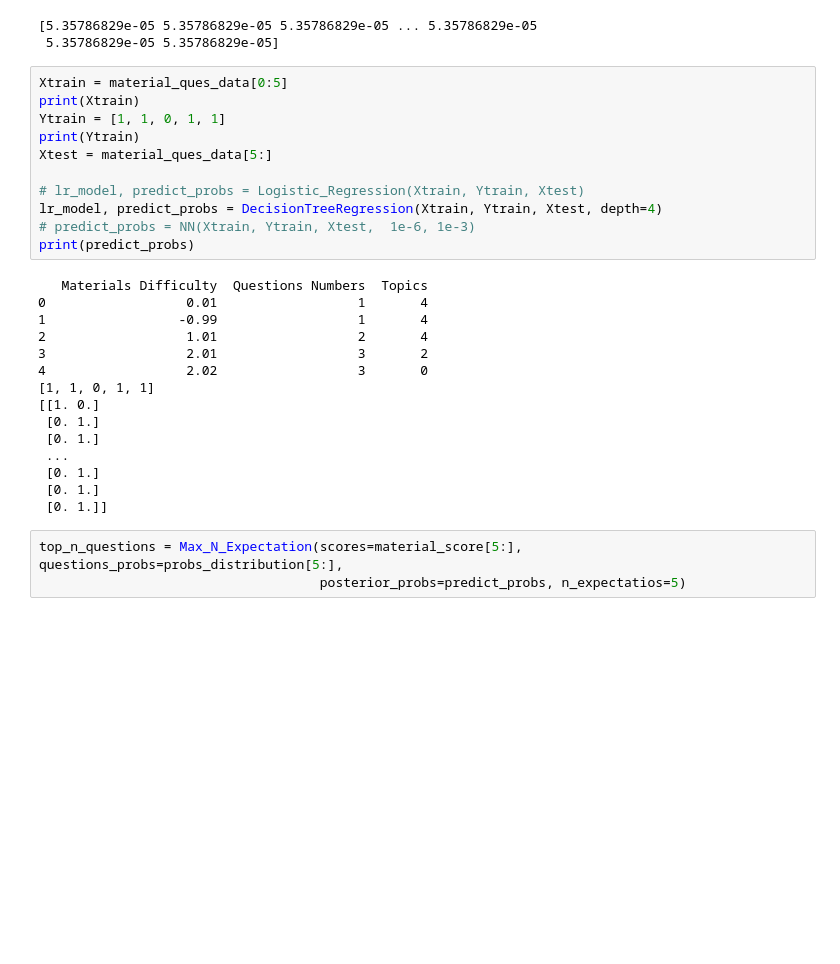
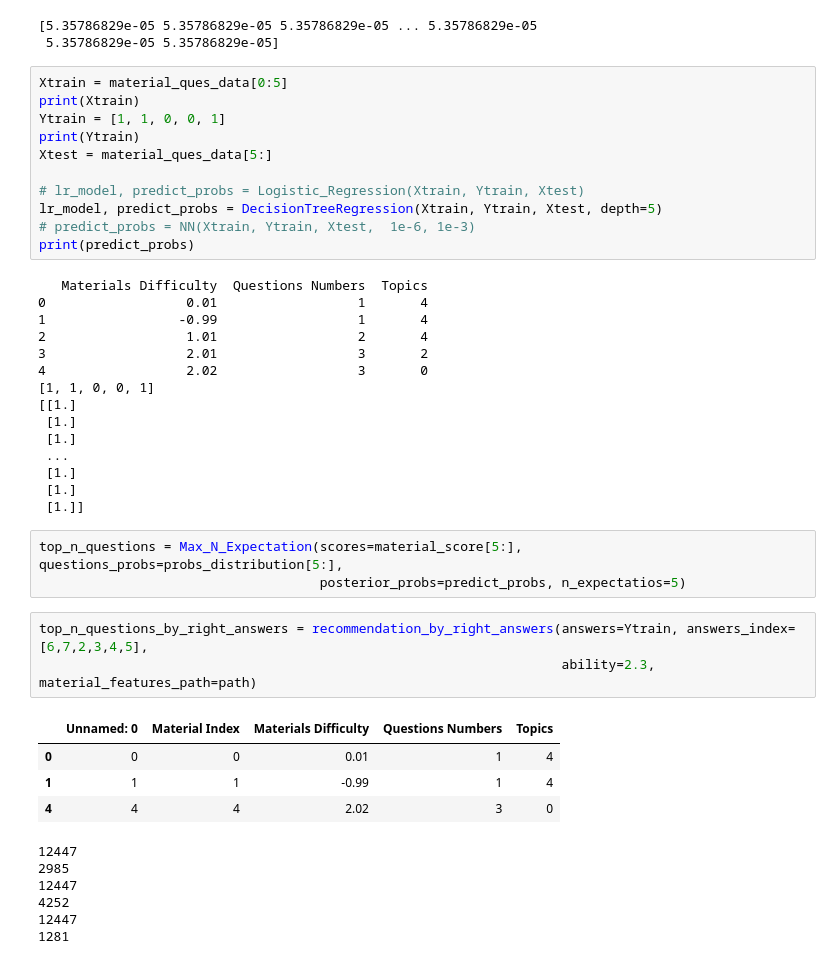
Before and after one commit to ZarckYa/MSc-Data-Science-Project, a Jupyter notebook: Recommendation Algorithms & Data Generation.ipynb, the cells around one changed output. Cells and saved outputs as stored; diff of their text form; blank space fills up the shorter version.

```diff
--- a/Recommendation Algorithms & Data Generation.ipynb
+++ b/Recommendation Algorithms & Data Generation.ipynb
@@ -337,12 +463,12 @@ print(probs_distribution)
 # %%
 Xtrain = material_ques_data[0:5]
 print(Xtrain)
-Ytrain = [1, 1, 0, 1, 1]
+Ytrain = [1, 1, 0, 0, 1]
 print(Ytrain)
 Xtest = material_ques_data[5:]
 
 # lr_model, predict_probs = Logistic_Regression(Xtrain, Ytrain, Xtest)
-lr_model, predict_probs = DecisionTreeRegression(Xtrain, Ytrain, Xtest, depth=4)
+lr_model, predict_probs = DecisionTreeRegression(Xtrain, Ytrain, Xtest, depth=5)
 # predict_probs = NN(Xtrain, Ytrain, Xtest,  1e-6, 1e-3)
 print(predict_probs)
 # %% [output]
@@ -352,16 +478,30 @@ print(predict_probs)
 2                  1.01                  2       4
 3                  2.01                  3       2
 4                  2.02                  3       0
-[1, 1, 0, 1, 1]
-[[1. 0.]
- [0. 1.]
- [0. 1.]
+[1, 1, 0, 0, 1]
+[[1.]
+ [1.]
+ [1.]
  ...
- [0. 1.]
- [0. 1.]
- [0. 1.]]
+ [1.]
+ [1.]
+ [1.]]
 # %%
 top_n_questions = Max_N_Expectation(scores=material_score[5:], questions_probs=probs_distribution[5:],
                                     posterior_probs=predict_probs, n_expectatios=5)
+# %%
+top_n_questions_by_right_answers = recommendation_by_right_answers(answers=Ytrain, answers_index=[6,7,2,3,4,5],
+                                                                   ability=2.3, material_features_path=path)
+# %% [output]
+|  | Unnamed: 0 | Material Index | Materials Difficulty | Questions Numbers | Topics |
+| 0 | 0 | 0 | 0.01 | 1 | 4 |
+| 1 | 1 | 1 | -0.99 | 1 | 4 |
+| 4 | 4 | 4 | 2.02 | 3 | 0 |
+12447
+2985
+12447
+4252
+12447
+1281
 # %%
 print(top_n_questions)
```
Also changed, not shown: parts of 6 cells of this notebook, 17 other files.
